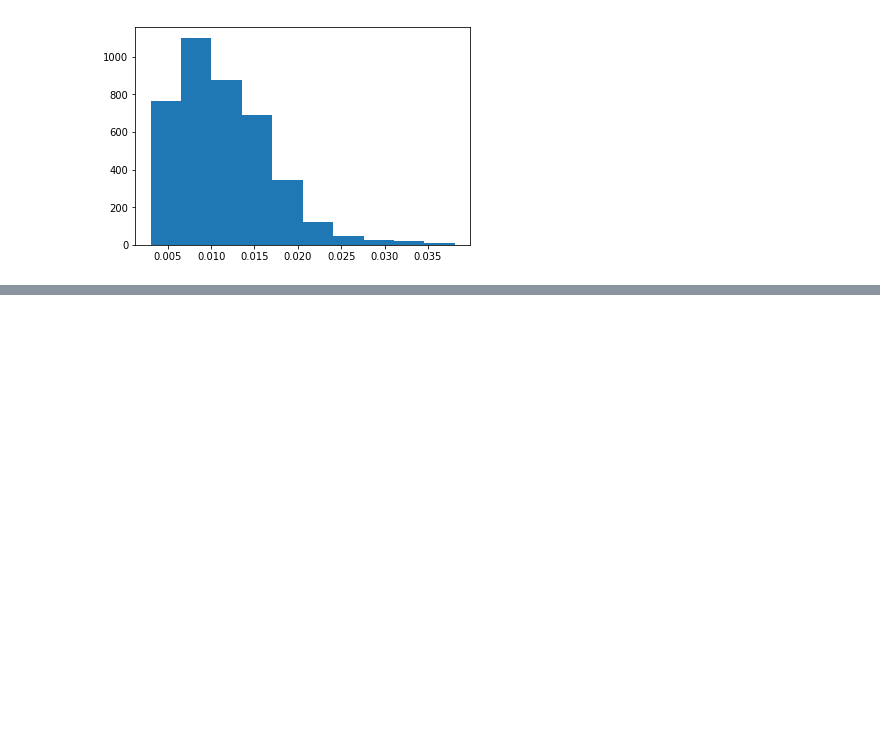
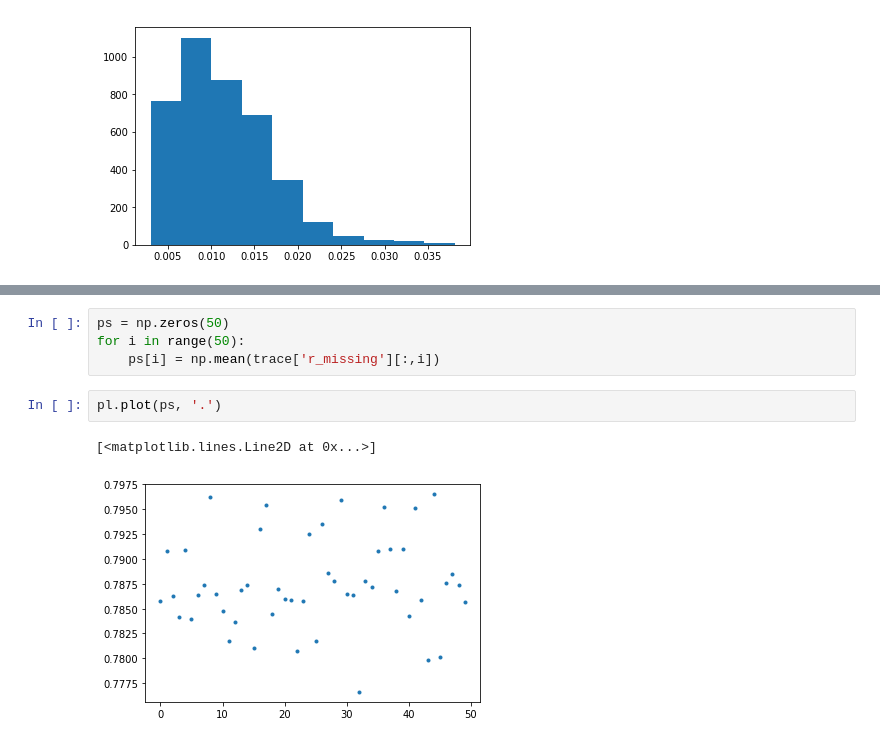
Before and after one commit to mattpitkin/SurvivalPrediction, a Jupyter notebook: WetGrass.ipynb, the cells around one changed output, grey strips where cells are left out. Cells and saved outputs as stored; diff of their text form; blank space fills up the shorter version.

```diff
--- a/WetGrass.ipynb
+++ b/WetGrass.ipynb
@@ -516,0 +564,9 @@ pl.hist(trace['pwetgrasssprinkrain'])
+# %%
+ps = np.zeros(50)
+for i in range(50):
+    ps[i] = np.mean(trace['r_missing'][:,i])
+# %%
+pl.plot(ps, '.')
+# %% [output]
+[<matplotlib.lines.Line2D at 0x...>]
+[figure, added]
```
Also changed, not shown: parts of 12 cells of this notebook.
